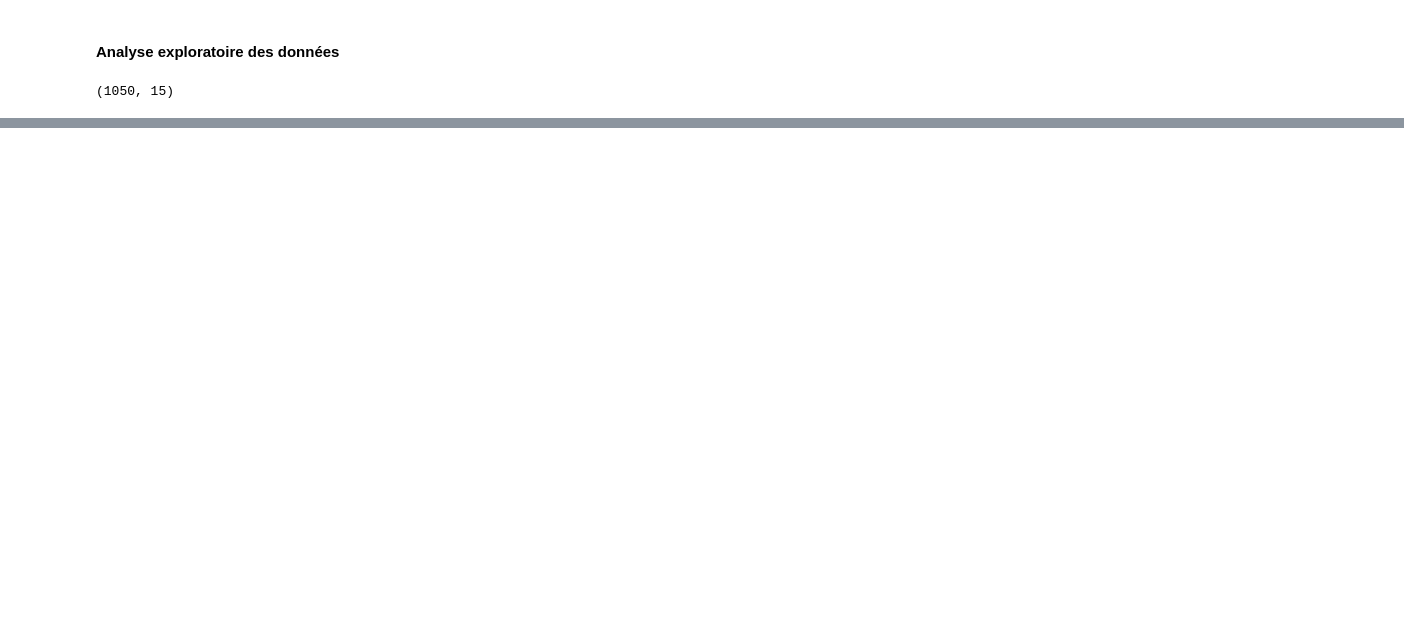
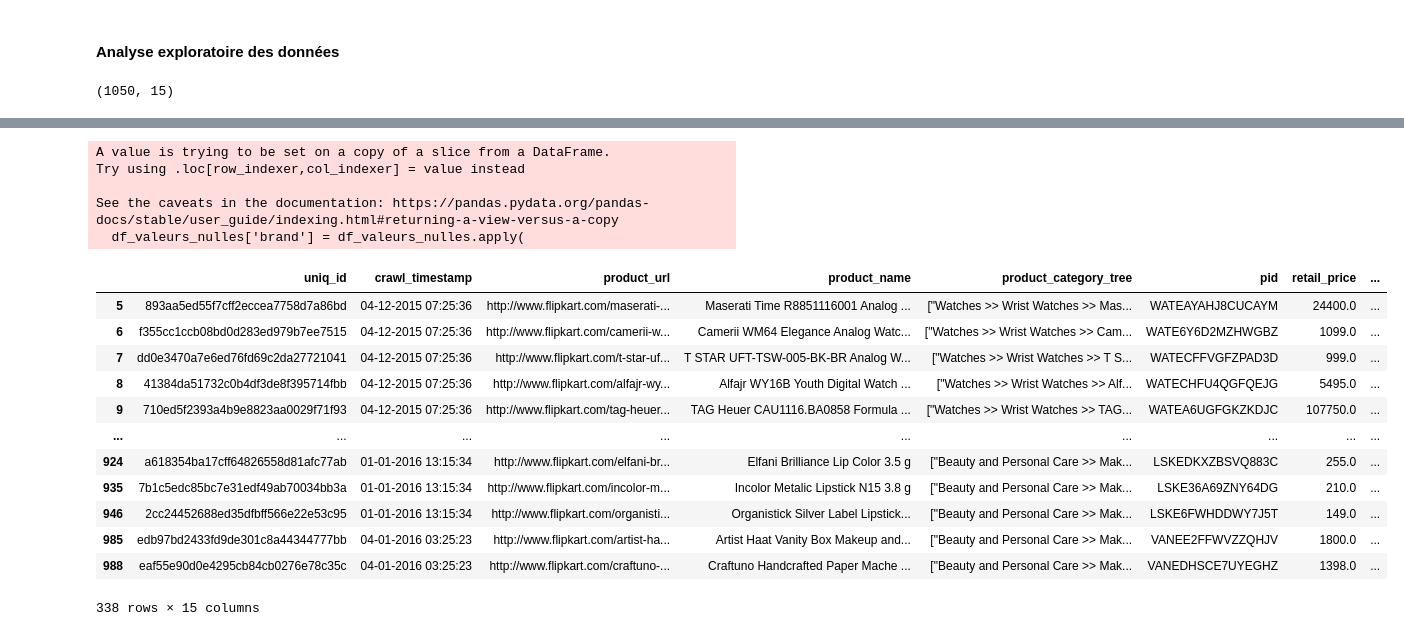
Before and after one commit to dimitri-feniou/openclassrooms-projet6-classification-conso, a Jupyter notebook: notebook_pretraitement.ipynb, the cells around one changed output, grey strips where cells are left out. Cells and saved outputs as stored; diff of their text form; code cells hidden in the pictures; blank space fills up the shorter version.

```diff
--- a/notebook_pretraitement.ipynb
+++ b/notebook_pretraitement.ipynb
@@ -72,0 +110,12 @@ dtype: object
+# %%
+# Create an function for apply replacement
+def parse_specifications(specs):
+    try:
+        speecs_corrected = specs.replace('=>', ':')
+        return ast.literal_eval(speecs_corrected)
+    except:
+        return {}
+
+
+df_product['product_specifications'] = df_product['product_specifications'].apply(
+    parse_specifications)
@@ -72,0 +200,53 @@ dtype: object
+# %%
+df_valeurs_nulles = df_product[df_product.isnull().any(axis=1)]
+# %%
+def extract_brand(description):
+    if pd.isnull(description):
+        return None
+    # Utiliser une expression régulière pour extraire les mots
+    words = re.findall(r'\w+', description)
+
+    if not words:
+        return None
+    # Convertir le premier mot en minuscule pour une comparaison insensible à la casse
+    # Vérifier si le premier mot est 'Key' ou 'Specifications'
+    if words[0] in 'Buy':
+        return words[1]
+
+    elif words[0] == 'Flipkart':
+        return words[3]
+    else:
+        return words[0]
+
+
+# Appliquer la fonction aux lignes où 'brand' est manquant
+df_valeurs_nulles['brand'] = df_valeurs_nulles.apply(
+    lambda row: extract_brand(row['description']) if pd.isnull(
+        row['brand']) else row['brand'],
+    axis=1
+)
+
+# Afficher le DataFrame mis à jour
+# display(df_valeurs_nulles)
+# %% [output]
+A value is trying to be set on a copy of a slice from a DataFrame.
+Try using .loc[row_indexer,col_indexer] = value instead
+
+See the caveats in the documentation: https://pandas.pydata.org/pandas-docs/stable/user_guide/indexing.html#returning-a-view-versus-a-copy
+  df_valeurs_nulles['brand'] = df_valeurs_nulles.apply(
+# %%
+display(df_valeurs_nulles)
+# %% [output]
+|  | uniq_id | crawl_timestamp | product_url | product_name | product_category_tree | pid | retail_price | ... |
+| 5 | 893aa5ed55f7cff2eccea7758d7a86bd | 04-12-2015 07:25:36 | http://www.flipkart.com/maserati-... | Maserati Time R8851116001 Analog ... | ["Watches >> Wrist Watches >> Mas... | WATEAYAHJ8CUCAYM | 24400.0 | ... |
+| 6 | f355cc1ccb08bd0d283ed979b7ee7515 | 04-12-2015 07:25:36 | http://www.flipkart.com/camerii-w... | Camerii WM64 Elegance Analog Watc... | ["Watches >> Wrist Watches >> Cam... | WATE6Y6D2MZHWGBZ | 1099.0 | ... |
+| 7 | dd0e3470a7e6ed76fd69c2da27721041 | 04-12-2015 07:25:36 | http://www.flipkart.com/t-star-uf... | T STAR UFT-TSW-005-BK-BR Analog W... | ["Watches >> Wrist Watches >> T S... | WATECFFVGFZPAD3D | 999.0 | ... |
+| 8 | 41384da51732c0b4df3de8f395714fbb | 04-12-2015 07:25:36 | http://www.flipkart.com/alfajr-wy... | Alfajr WY16B Youth Digital Watch ... | ["Watches >> Wrist Watches >> Alf... | WATECHFU4QGFQEJG | 5495.0 | ... |
+| 9 | 710ed5f2393a4b9e8823aa0029f71f93 | 04-12-2015 07:25:36 | http://www.flipkart.com/tag-heuer... | TAG Heuer CAU1116.BA0858 Formula ... | ["Watches >> Wrist Watches >> TAG... | WATEA6UGFGKZKDJC | 107750.0 | ... |
+| ... | ... | ... | ... | ... | ... | ... | ... | ... |
+| 924 | a618354ba17cff64826558d81afc77ab | 01-01-2016 13:15:34 | http://www.flipkart.com/elfani-br... | Elfani Brilliance Lip Color 3.5 g | ["Beauty and Personal Care >> Mak... | LSKEDKXZBSVQ883C | 255.0 | ... |
+| 935 | 7b1c5edc85bc7e31edf49ab70034bb3a | 01-01-2016 13:15:34 | http://www.flipkart.com/incolor-m... | Incolor Metalic Lipstick N15 3.8 g | ["Beauty and Personal Care >> Mak... | LSKE36A69ZNY64DG | 210.0 | ... |
+| 946 | 2cc24452688ed35dfbff566e22e53c95 | 01-01-2016 13:15:34 | http://www.flipkart.com/organisti... | Organistick Silver Label Lipstick... | ["Beauty and Personal Care >> Mak... | LSKE6FWHDDWY7J5T | 149.0 | ... |
+| 985 | edb97bd2433fd9de301c8a44344777bb | 04-01-2016 03:25:23 | http://www.flipkart.com/artist-ha... | Artist Haat Vanity Box Makeup and... | ["Beauty and Personal Care >> Mak... | VANEE2FFWVZZQHJV | 1800.0 | ... |
+| 988 | eaf55e90d0e4295cb84cb0276e78c35c | 04-01-2016 03:25:23 | http://www.flipkart.com/craftuno-... | Craftuno Handcrafted Paper Mache ... | ["Beauty and Personal Care >> Mak... | VANEDHSCE7UYEGHZ | 1398.0 | ... |
+338 rows × 15 columns
```
Also changed, not shown: parts of 16 cells of this notebook.
